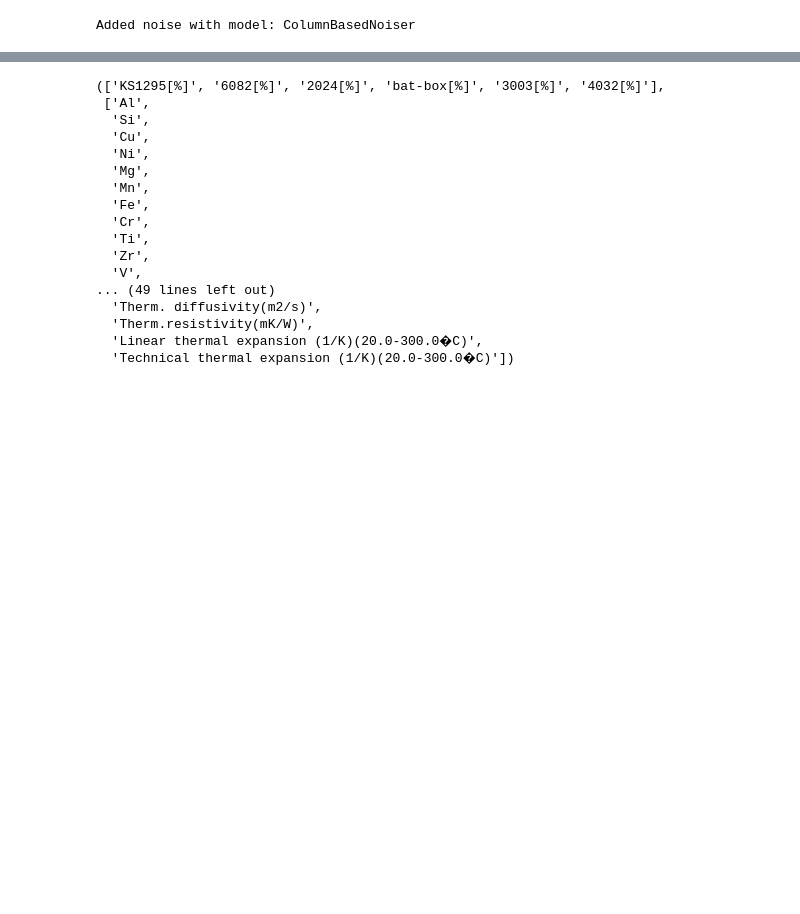
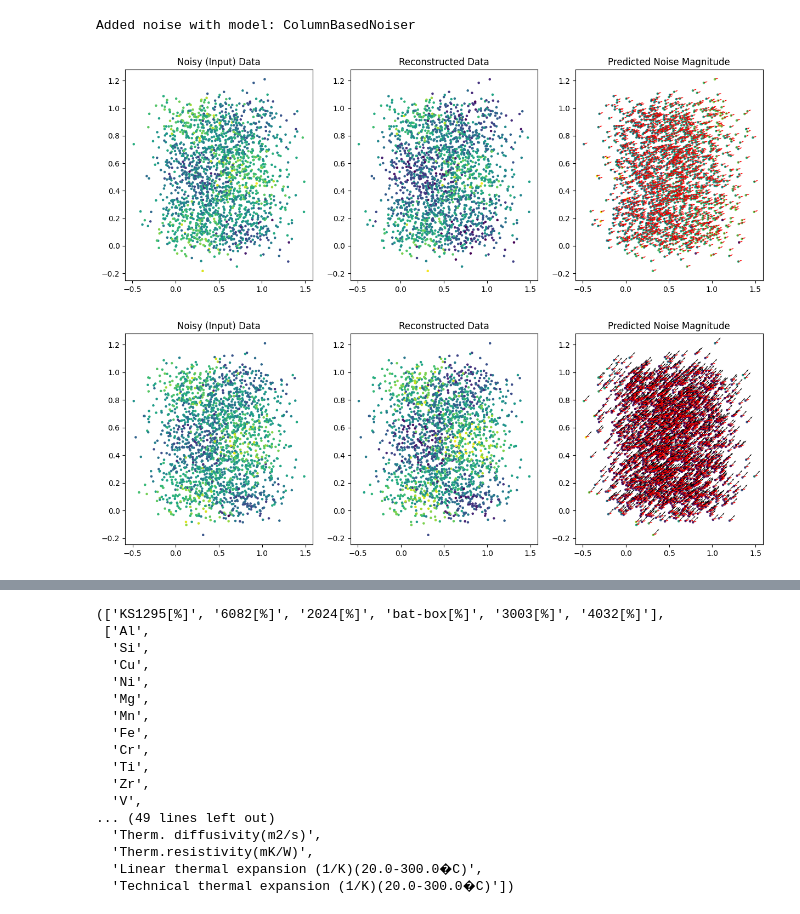
Before and after one commit to Dakantz/ParamInter, a Jupyter notebook: ucq/exploration.ipynb, the cells around one changed output, grey strips where cells are left out. Cells and saved outputs as stored; diff of their text form; code cells hidden in the pictures; blank space fills up the shorter version.

Commit message:
add plotting for debugging

```diff
--- a/ucq/exploration.ipynb
+++ b/ucq/exploration.ipynb
@@ -255,6 +265,67 @@ result_random = train_vae(
 )
 # %% [output]
 Added noise with model: ColumnBasedNoiser
+# %%
+def plot_results(results, title="VAE Results"):
+    model: BaseUCQModel = results["vae_model"]
+    X = results["validation"]["data"].to(device)
+    noise = results["validation"]["noise"]
+    with t.no_grad():
+        reconstructed = model(X)
+        if isinstance(reconstructed, tuple):
+            reconstructed = reconstructed[0]
+        elif isinstance(model, models.GP_VAE):
+            reconstructed = reconstructed.mean
+        predicted_noise = model.uncertainty(X)
+    reconstructed = reconstructed.cpu()
+    X = X.cpu()
+    predicted_noise = predicted_noise.cpu()
+    noise = noise.cpu()
+    fig, axs = plt.subplots(1, 3, figsize=(15, 5))
+
+    axs[0].scatter(
+        X[:, 0], X[:, 1], c=(X[:, 2]).cpu(), cmap="viridis", s=5
+    )
+    axs[0].set_title("Noisy (Input) Data")
+
+    axs[1].scatter(
+        X[:, 0], X[:, 1], c=(reconstructed[:, 2]).cpu(), cmap="viridis", s=5
+    )
+    axs[1].set_title("Reconstructed Data")
+
+    axs[2].scatter(
+        X[:, 0],
+        X[:, 1],
+        c=predicted_noise[:, 2].cpu(),
+        cmap="viridis",
+        s=5,
+    )
+    axs[2].set_title("Predicted Noise Magnitude")
+
+    axs[2].quiver(
+        X[:, 0],
+        X[:, 1],
+        predicted_noise[:, 0],
+        predicted_noise[:, 1],
+        color="black",
+        scale=10,
+    )
+    axs[2].quiver(
+        X[:, 0],
+        X[:, 1],
+        noise[:, 0],
+        noise[:, 1],
+        color="red",
+        scale=10,
+    )
+    axs[2].set_title("Predicted Noise Magnitude")
+
+
+plot_results(results, title="VAE Results")
+plot_results(results_bgplvm, title="GP-VAE Results")
+# %% [output]
+[figure, added]
+[figure, added]
 # %%
 from torchmetrics.functional import f1_score, r2_score
 from torchmetrics.functional.retrieval import (
```
Also changed, not shown: parts of 7 cells of this notebook.
